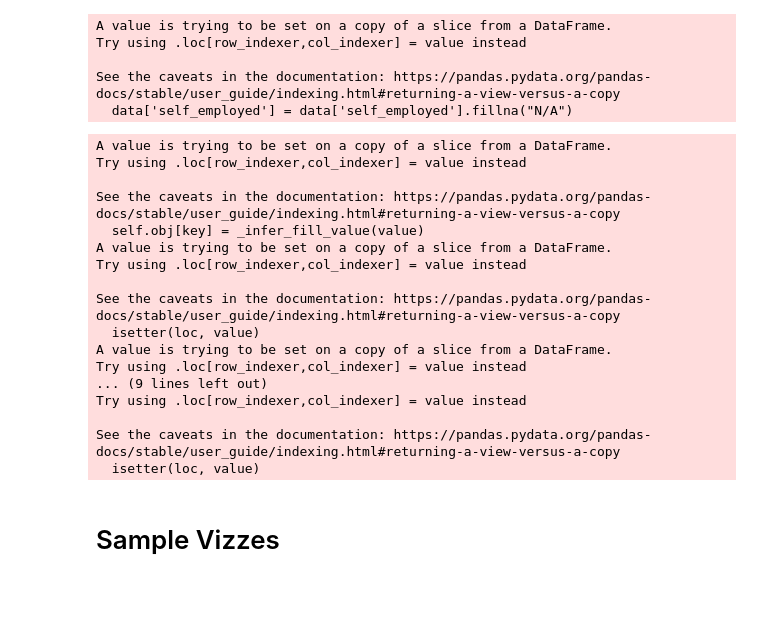
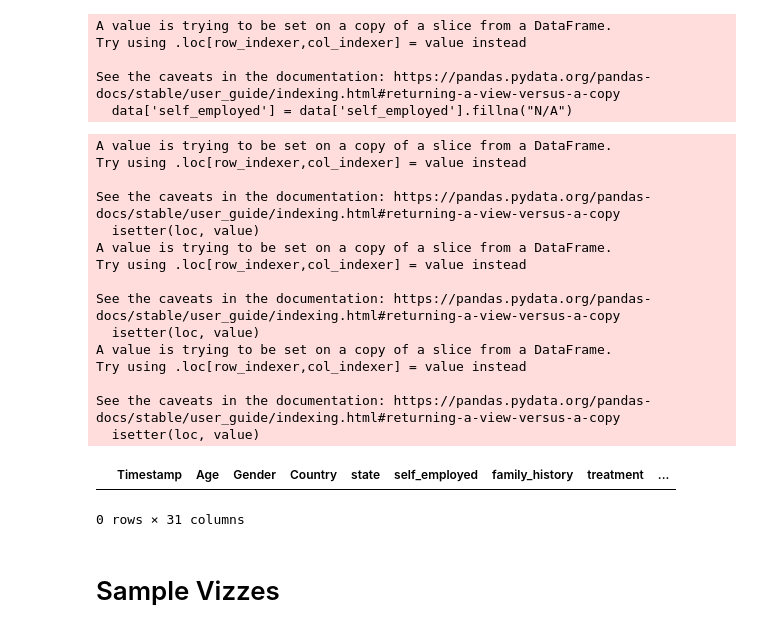
Before and after one commit to UBC-MDS/DSCI532-Group16-R, a Jupyter notebook: reports/EDA.ipynb, the cells around one changed output. Cells and saved outputs as stored; diff of their text form; code cells hidden in the pictures; blank space fills up the shorter version.

```diff
--- a/reports/EDA.ipynb
+++ b/reports/EDA.ipynb
@@ -211,16 +211,10 @@ See the caveats in the documentation: https://pandas.pydata.org/pandas-docs/stab
   data['self_employed'] = data['self_employed'].fillna("N/A")
 # %%
 #adding categoric age column
-data.loc[(data['Age'] >= 15) & (data['Age'] <= 24), 'age_group'] = '15-24'
-data.loc[(data['Age'] >= 25) & (data['Age'] <= 54), 'age_group'] = '25-54'
-data.loc[(data['Age'] >= 55) & (data['Age'] <= 64), 'age_group'] = '55-64'
-data.loc[(data['Age'] >= 65) & (data['Age'] <= 75), 'age_group'] = '65-75'
+data.loc[(data['Age'] >= 15) & (data['Age'] <= 30), 'age_group'] = '15-30'
+data.loc[(data['Age'] >= 31) & (data['Age'] <= 45), 'age_group'] = '31-45'
+data.loc[(data['Age'] >= 46) & (data['Age'] <= 75), 'age_group'] = '45+'
 # %% [output]
-A value is trying to be set on a copy of a slice from a DataFrame.
-Try using .loc[row_indexer,col_indexer] = value instead
-
-See the caveats in the documentation: https://pandas.pydata.org/pandas-docs/stable/user_guide/indexing.html#returning-a-view-versus-a-copy
-  self.obj[key] = _infer_fill_value(value)
 A value is trying to be set on a copy of a slice from a DataFrame.
 Try using .loc[row_indexer,col_indexer] = value instead
 
@@ -228,11 +222,19 @@ See the caveats in the documentation: https://pandas.pydata.org/pandas-docs/stab
   isetter(loc, value)
 A value is trying to be set on a copy of a slice from a DataFrame.
 Try using .loc[row_indexer,col_indexer] = value instead
-... (9 lines left out)
+
+See the caveats in the documentation: https://pandas.pydata.org/pandas-docs/stable/user_guide/indexing.html#returning-a-view-versus-a-copy
+  isetter(loc, value)
+A value is trying to be set on a copy of a slice from a DataFrame.
 Try using .loc[row_indexer,col_indexer] = value instead
 
 See the caveats in the documentation: https://pandas.pydata.org/pandas-docs/stable/user_guide/indexing.html#returning-a-view-versus-a-copy
   isetter(loc, value)
+# %%
+data[data['age_group'] == '40+']
+# %% [output]
+|  | Timestamp | Age | Gender | Country | state | self_employed | family_history | treatment | ... |
+0 rows × 31 columns
 # %% [markdown]
 # Sample Vizzes
 # %%
```
Also changed, not shown: 2 other files.
